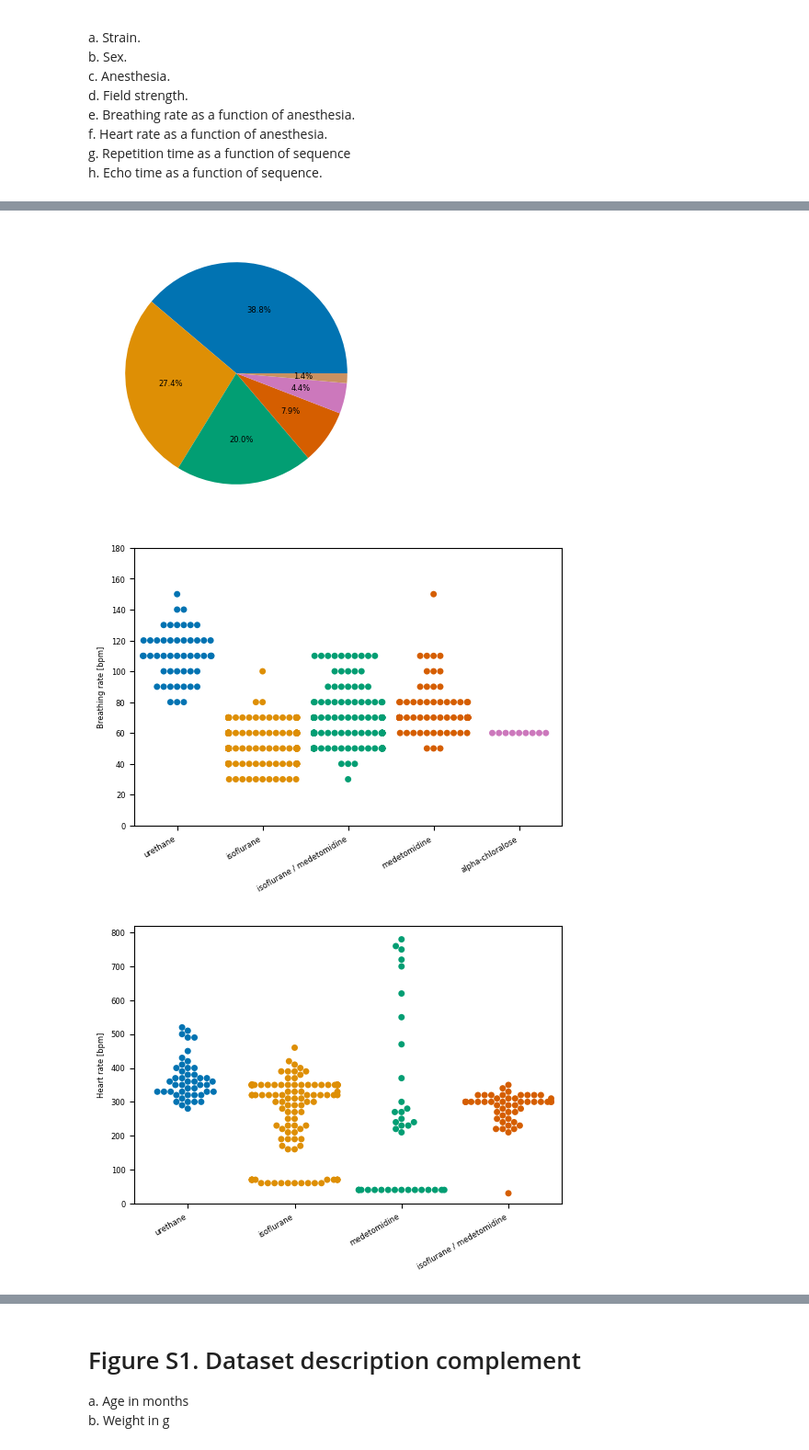
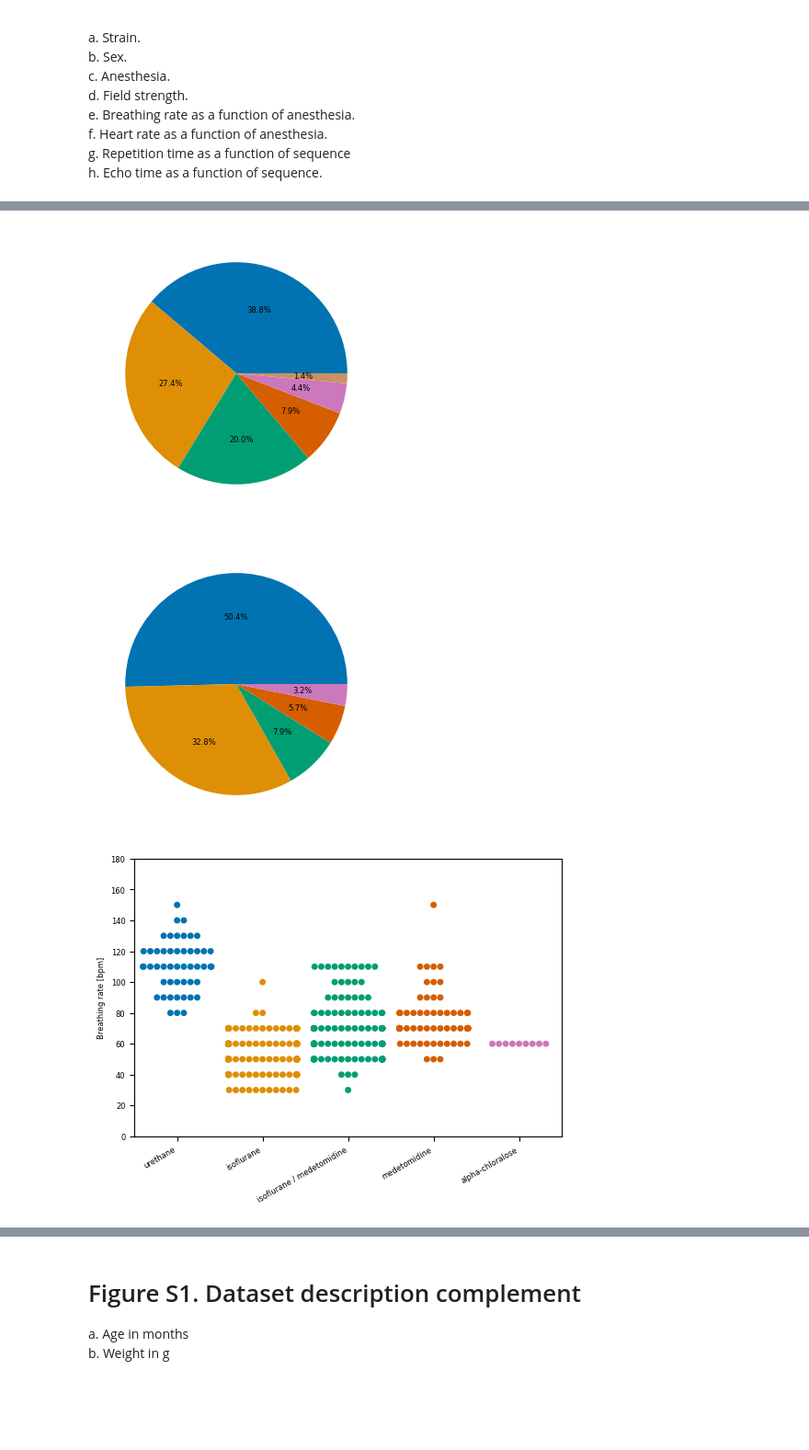
Before and after one commit to grandjeanlab/MultiRat, a Jupyter notebook: scripts/proj_mauscript.ipynb, the cells around one changed output, grey strips where cells are left out. Shown at 92% size. Saved outputs shown, nothing was run; the diff lists cells and outputs as text; code cells hidden in the pictures; blank space fills up the shorter version.

Commit message:
proper vector assets

```diff
--- a/scripts/proj_mauscript.ipynb
+++ b/scripts/proj_mauscript.ipynb
@@ -67,48 +67,53 @@ plt.savefig(os.path.join(init_folder,'assets','figure','Figure1C.svg'), format="
 plt.show()
 
 ## Figure 1D
+plt.pie(df['MRI.field.strength'].value_counts(), autopct="%.1f%%")
+plt.savefig(os.path.join(init_folder,'assets','figure','Figure1D.svg'), format="svg", dpi=600)
+plt.show()
+
+## Figure 1E
 df_tmp = df.dropna(subset=['anesthesia.breathing.rate'])
 snp = sns.swarmplot(x="anesthesia.maintenance", y="anesthesia.breathing.rate", data=df_tmp)
 snp.set_xticklabels(snp.get_xticklabels(), rotation=30, ha='right')
 snp.set_xlabel("")
 snp.set_ylabel("Breathing rate [bpm]")
 snp.set(ylim=(0, 180))
 
-plt.savefig(os.path.join(init_folder,'assets','figure','Figure1D.svg'), format="svg", dpi=600)
+plt.savefig(os.path.join(init_folder,'assets','figure','Figure1E.svg'), format="svg", dpi=600)
 plt.show()
 
-## Figure 1E
-df_tmp = df.dropna(subset=['anesthesia.heart.rate'])
-snp = sns.swarmplot(x="anesthesia.maintenance", y="anesthesia.heart.rate", data=df_tmp)
-snp.set_xticklabels(snp.get_xticklabels(), rotation=30, ha='right')
-snp.set_xlabel("")
-snp.set_ylabel("Heart rate [bpm]")
-snp.set(ylim=(0, 820))
+## Figure 1F
+#df_tmp = df.dropna(subset=['anesthesia.heart.rate'])
+#snp = sns.swarmplot(x="anesthesia.maintenance", y="anesthesia.heart.rate", data=df_tmp)
+#snp.set_xticklabels(snp.get_xticklabels(), rotation=30, ha='right')
+#snp.set_xlabel("")
+#snp.set_ylabel("Heart rate [bpm]")
+#snp.set(ylim=(0, 820))
 
-plt.savefig(os.path.join(init_folder,'assets','figure','Figure1E.svg'), format="svg", dpi=600)
-plt.show()
+#plt.savefig(os.path.join(init_folder,'assets','figure','Figure1F.svg'), format="svg", dpi=600)
+#plt.show()
 
 ## Figure 1F
 snp = sns.histplot(data=df, x="func.TR", hue="func.sequence", multiple="stack")
 snp.set_xlabel("Repetition time [s]")
 snp.set_ylabel("Frequency")
 snp.get_legend().remove()
 plt.savefig(os.path.join(init_folder,'assets','figure','Figure1F.svg'), format="svg", dpi=600)
 plt.show()
 
 ## Figure 1G
 snp = sns.histplot(data=df, x="func.TE", hue="func.sequence", multiple="stack")
 snp.set_xlabel("Echo time [s]")
 snp.set_ylabel("Frequency")
 snp.get_legend().set_title('Sequence')
 plt.savefig(os.path.join(init_folder,'assets','figure','Figure1G.svg'), format="svg", dpi=600)
 plt.show()
 # %% [output]
 [figure]
 [figure]
 [figure]
-[figure, old version]
+[figure, new version]
-[figure, old version]
+[figure, new version]
 [figure]
 [figure]
 # %% [markdown]
```
Also changed, not shown: parts of 2 cells of this notebook, 27 other files.
